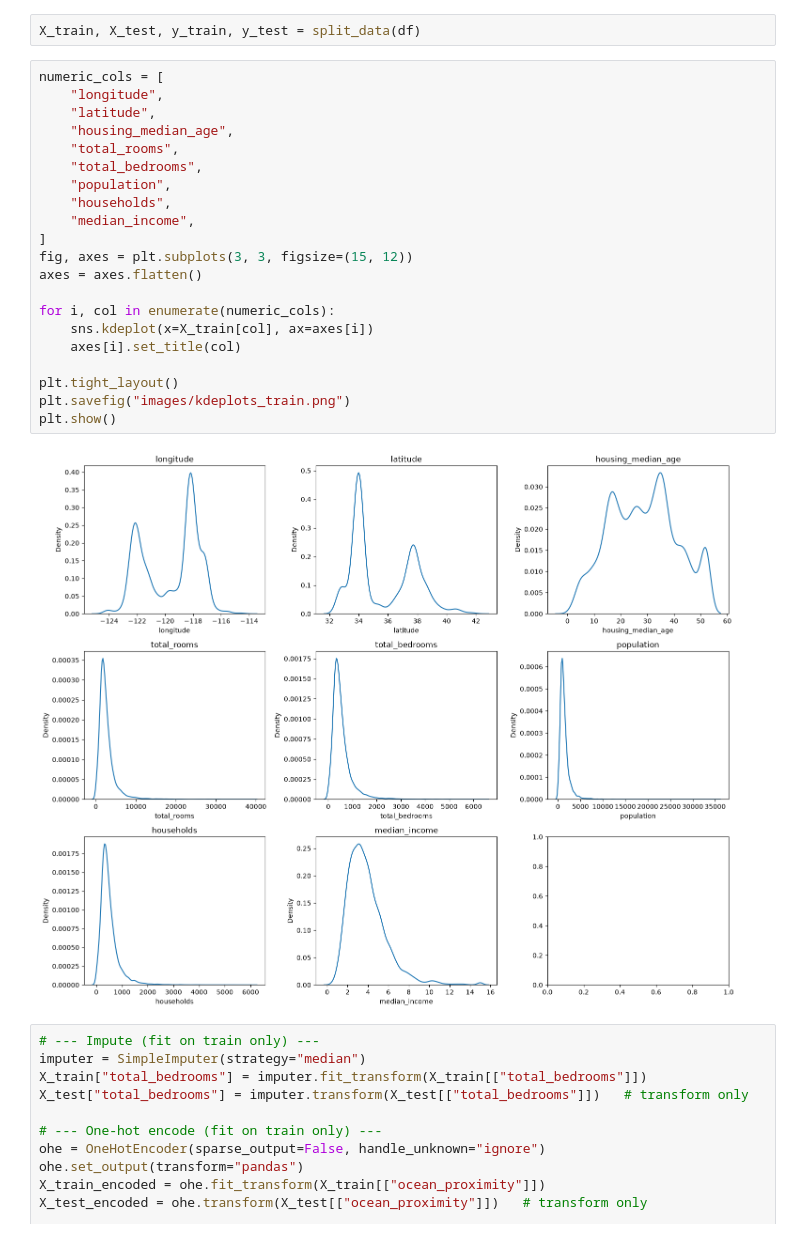
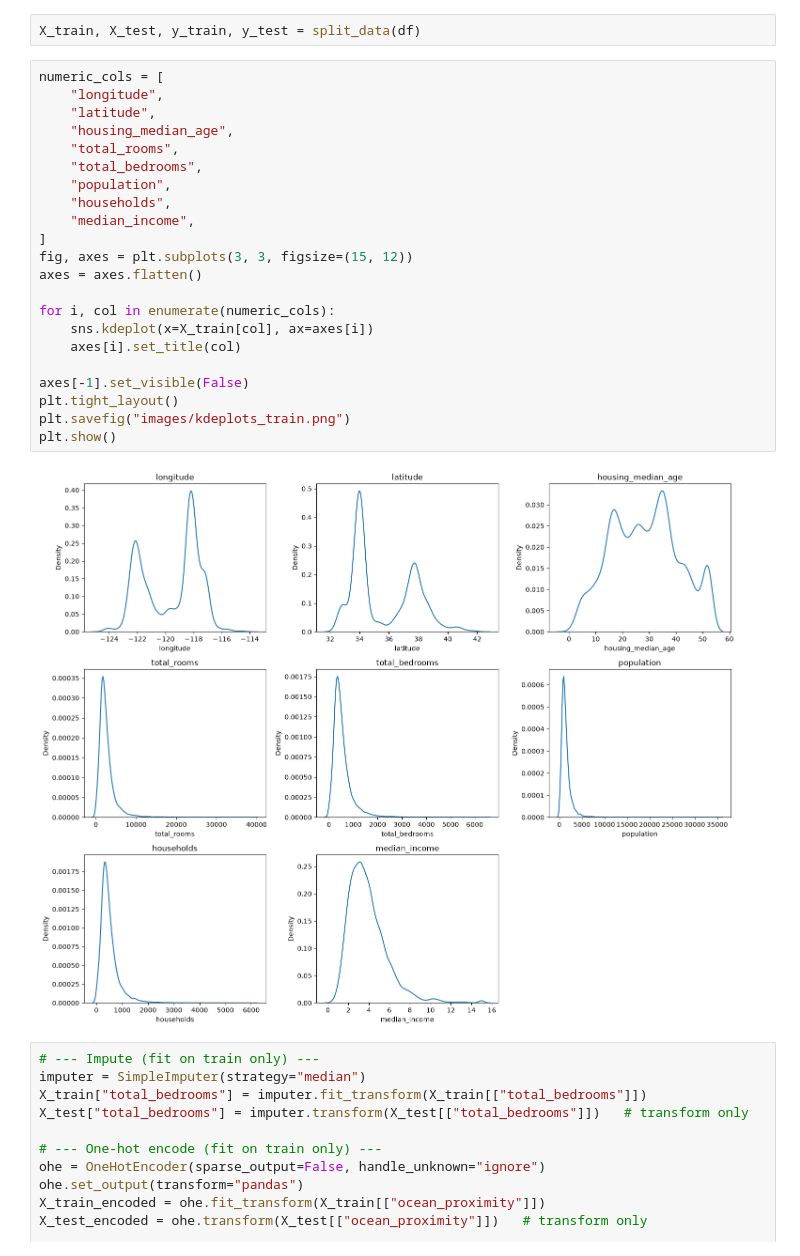
Before and after one commit to YugamdeepGoyal/elc_house_price_prediction, a Jupyter notebook: eda.ipynb, the cells around one changed output. Drawn from its saved outputs; the diff is of its cells as text.

```diff
--- a/eda.ipynb
+++ b/eda.ipynb
@@ -205,26 +205,27 @@ X_train, X_test, y_train, y_test = split_data(df)
 # %%
 numeric_cols = [
     "longitude",
     "latitude",
     "housing_median_age",
     "total_rooms",
     "total_bedrooms",
     "population",
     "households",
     "median_income",
 ]
 fig, axes = plt.subplots(3, 3, figsize=(15, 12))
 axes = axes.flatten()
 
 for i, col in enumerate(numeric_cols):
     sns.kdeplot(x=X_train[col], ax=axes[i])
     axes[i].set_title(col)
 
+axes[-1].set_visible(False)
 plt.tight_layout()
 plt.savefig("images/kdeplots_train.png")
 plt.show()
 # %% [output]
-[figure, old version]
+[figure, new version]
 # %%
 # --- Impute (fit on train only) ---
 imputer = SimpleImputer(strategy="median")
```
Also changed, not shown: 2 other files.
